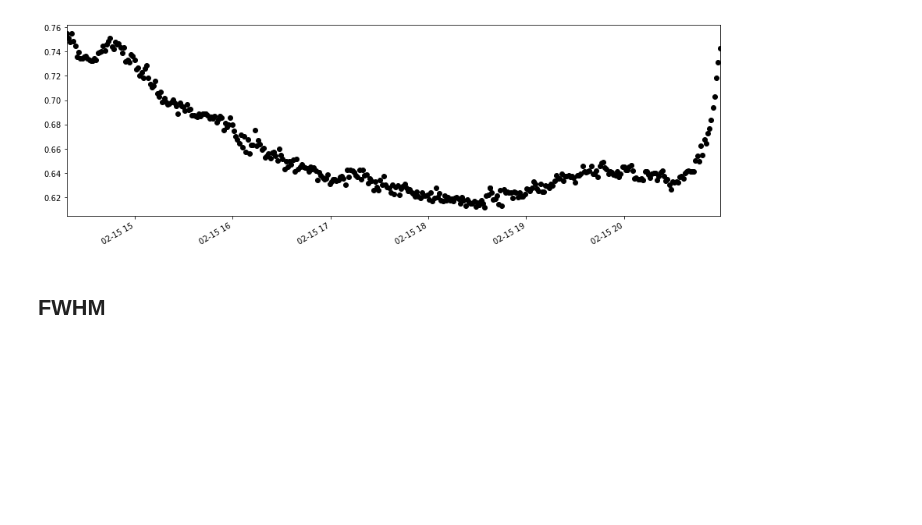
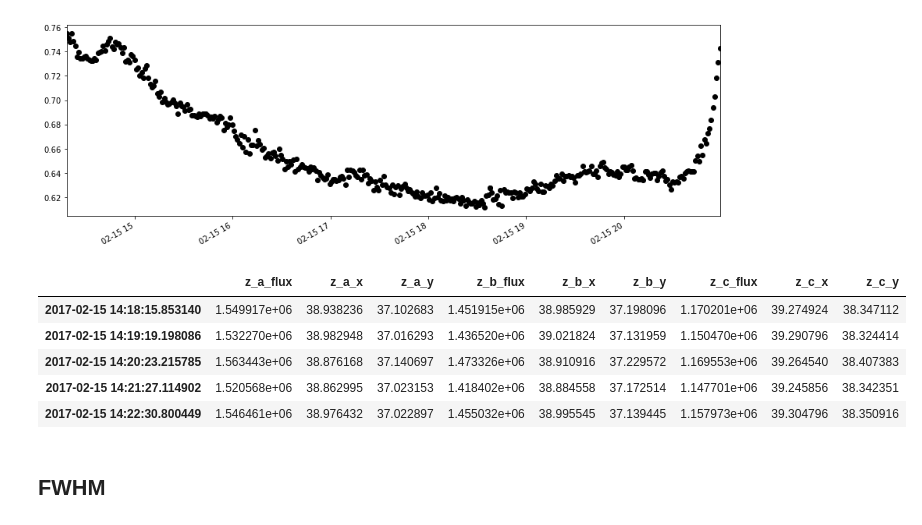
Before and after one commit to jpdeleon/moscatel, a Jupyter notebook: notebook/lightcurve-2.0.ipynb, the cells around one changed output. Cells and saved outputs as stored; diff of their text form; code cells hidden in the pictures; blank space fills up the shorter version.

```diff
--- a/notebook/lightcurve-2.0.ipynb
+++ b/notebook/lightcurve-2.0.ipynb
@@ -231,5 +230,14 @@ res = df_phot(target='b', ref='a', df=df, showfig=True)
 res = df_phot(target='c', ref='a', df=df, showfig=True)
 # %% [output]
 [figure]
+# %%
+df.head()
+# %% [output]
+|  | z_a_flux | z_a_x | z_a_y | z_b_flux | z_b_x | z_b_y | z_c_flux | z_c_x | z_c_y |
+| 2017-02-15 14:18:15.853140 | 1.549917e+06 | 38.938236 | 37.102683 | 1.451915e+06 | 38.985929 | 37.198096 | 1.170201e+06 | 39.274924 | 38.347112 |
+| 2017-02-15 14:19:19.198086 | 1.532270e+06 | 38.982948 | 37.016293 | 1.436520e+06 | 39.021824 | 37.131959 | 1.150470e+06 | 39.290796 | 38.324414 |
+| 2017-02-15 14:20:23.215785 | 1.563443e+06 | 38.876168 | 37.140697 | 1.473326e+06 | 38.910916 | 37.229572 | 1.169553e+06 | 39.264540 | 38.407383 |
+| 2017-02-15 14:21:27.114902 | 1.520568e+06 | 38.862995 | 37.023153 | 1.418402e+06 | 38.884558 | 37.172514 | 1.147701e+06 | 39.245856 | 38.342351 |
+| 2017-02-15 14:22:30.800449 | 1.546461e+06 | 38.976432 | 37.022897 | 1.455032e+06 | 38.995545 | 37.139445 | 1.157973e+06 | 39.304796 | 38.350916 |
 # %% [markdown]
 ## FWHM
```
Also changed, not shown: parts of 6 cells of this notebook, 8 other files.
